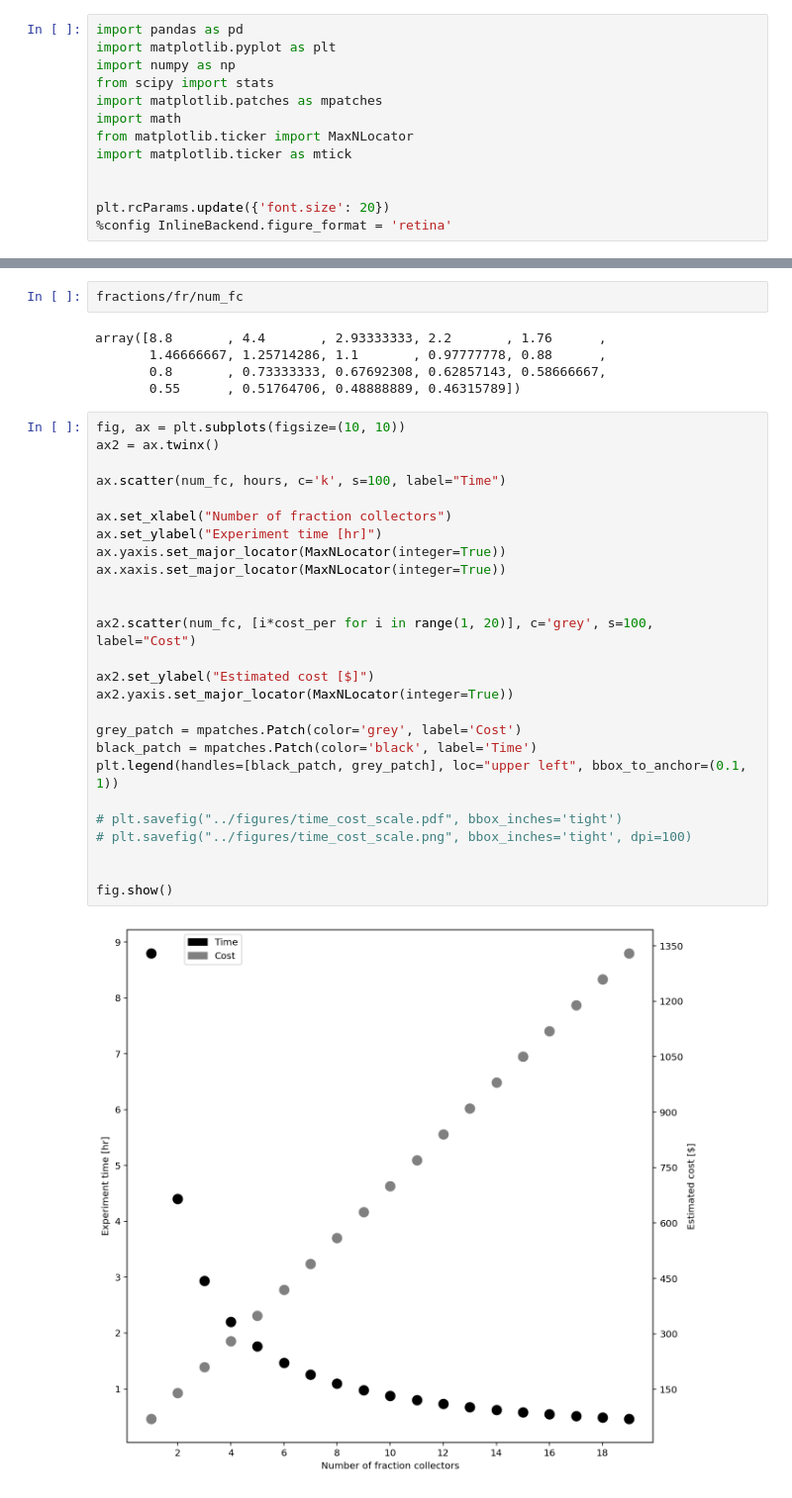
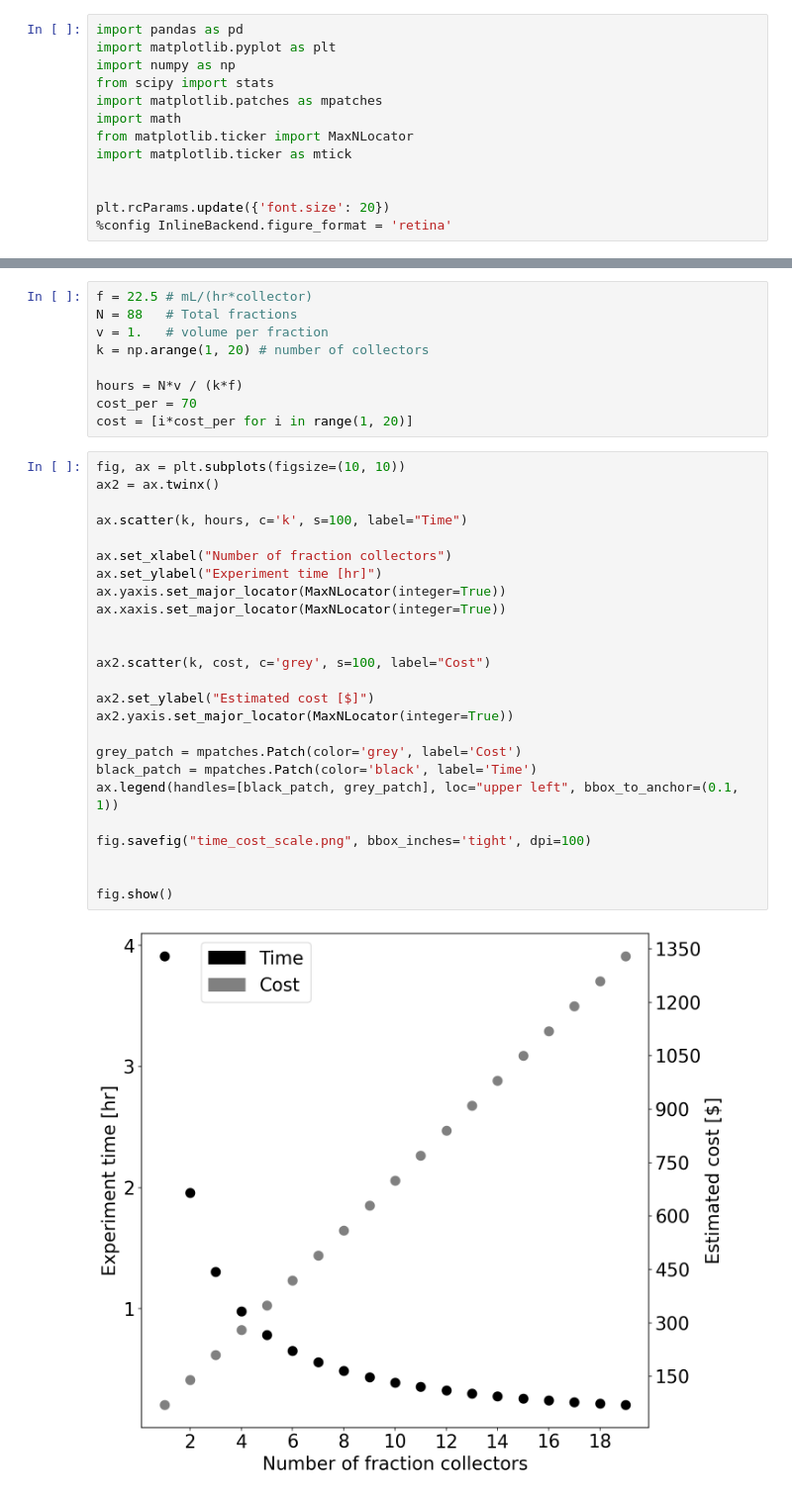
Before and after one commit to pachterlab/colosseum, a Jupyter notebook: analysis/scalability.ipynb, the cells around one changed output, grey strips where cells are left out. Shown: that part at 99% size. Saved outputs shown, nothing was run; the diff lists cells and outputs as text.

Commit message:
fixed plot

```diff
--- a/analysis/scalability.ipynb
+++ b/analysis/scalability.ipynb
@@ -24,35 +16,36 @@ cost_per = 70
-# %%
-fractions/fr/num_fc
-# %% [output]
-array([8.8       , 4.4       , 2.93333333, 2.2       , 1.76      ,
-       1.46666667, 1.25714286, 1.1       , 0.97777778, 0.88      ,
-       0.8       , 0.73333333, 0.67692308, 0.62857143, 0.58666667,
-       0.55      , 0.51764706, 0.48888889, 0.46315789])
+# %%
+f = 22.5 # mL/(hr*collector)
+N = 88   # Total fractions
+v = 1.   # volume per fraction
+k = np.arange(1, 20) # number of collectors
+
+hours = N*v / (k*f)
+cost_per = 70
+cost = [i*cost_per for i in range(1, 20)]
 # %%
 fig, ax = plt.subplots(figsize=(10, 10))
 ax2 = ax.twinx()
 
-ax.scatter(num_fc, hours, c='k', s=100, label="Time")
+ax.scatter(k, hours, c='k', s=100, label="Time")
 
 ax.set_xlabel("Number of fraction collectors")
 ax.set_ylabel("Experiment time [hr]")
 ax.yaxis.set_major_locator(MaxNLocator(integer=True))
 ax.xaxis.set_major_locator(MaxNLocator(integer=True))
 
 
-ax2.scatter(num_fc, [i*cost_per for i in range(1, 20)], c='grey', s=100, label="Cost")
+ax2.scatter(k, cost, c='grey', s=100, label="Cost")
 
 ax2.set_ylabel("Estimated cost [$]")
 ax2.yaxis.set_major_locator(MaxNLocator(integer=True))
 
 grey_patch = mpatches.Patch(color='grey', label='Cost')
 black_patch = mpatches.Patch(color='black', label='Time')
-plt.legend(handles=[black_patch, grey_patch], loc="upper left", bbox_to_anchor=(0.1, 1))
+ax.legend(handles=[black_patch, grey_patch], loc="upper left", bbox_to_anchor=(0.1, 1))
 
-# plt.savefig("../figures/time_cost_scale.pdf", bbox_inches='tight')
-# plt.savefig("../figures/time_cost_scale.png", bbox_inches='tight', dpi=100)
+fig.savefig("time_cost_scale.png", bbox_inches='tight', dpi=100)
 
 
 fig.show()
 # %% [output]
-[figure, old version]
+[figure, new version]
```
Also changed, not shown: parts of 1 cell of this notebook.
